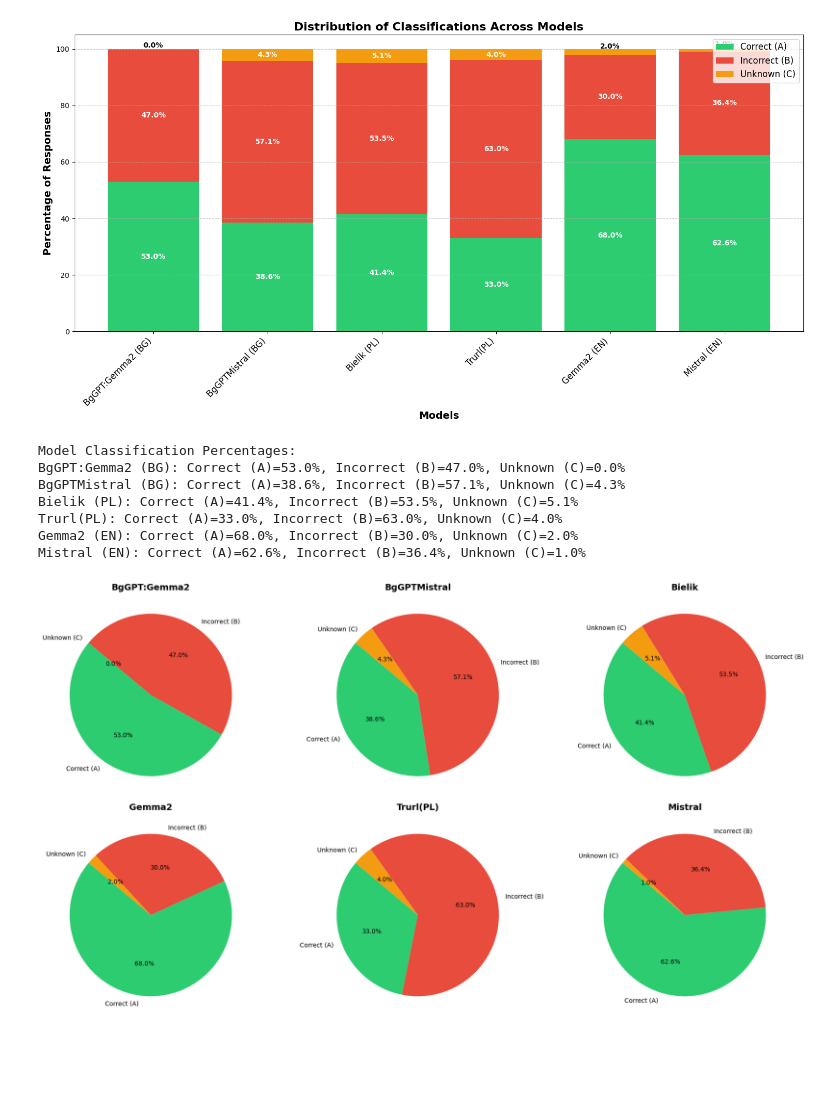
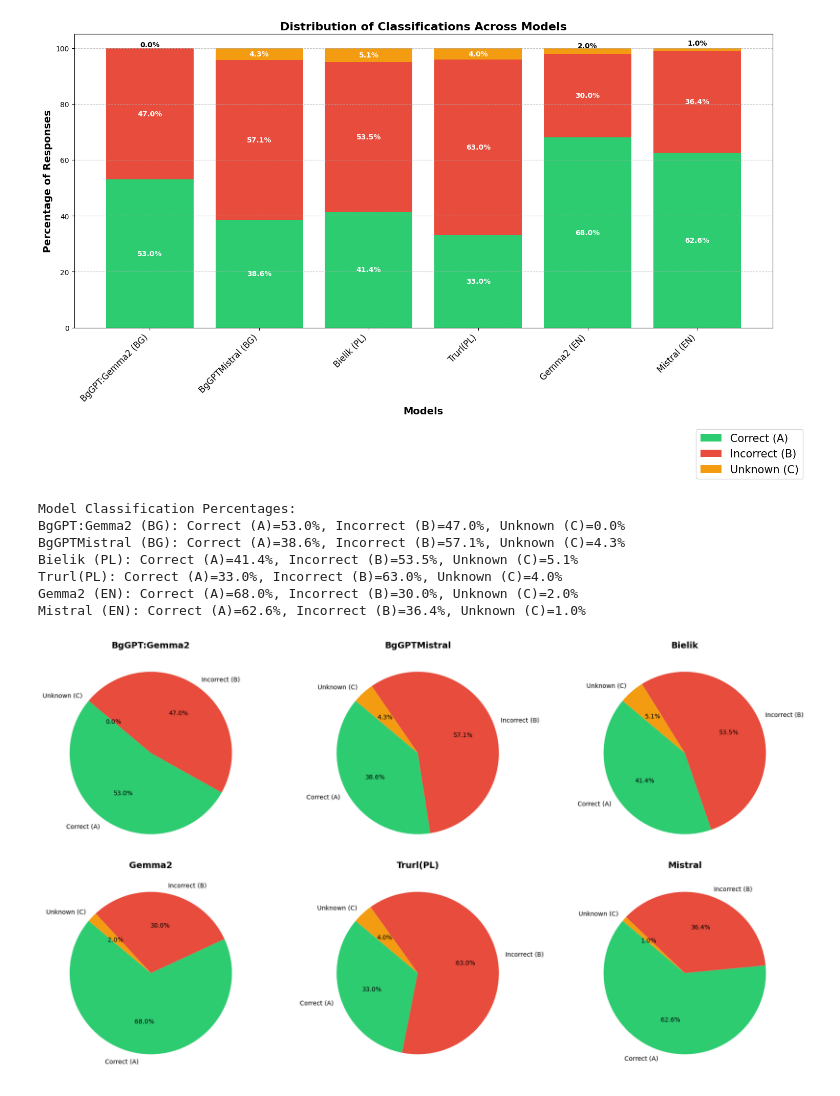
Before and after one commit to margaritaradeva/GroupPr, a Jupyter notebook: evaluation/classification_allmodels.ipynb, the cells around one changed output. Cells and saved outputs as stored; diff of their text form; code cells hidden in the pictures; blank space fills up the shorter version.

Commit message:
figure legend fixed

```diff
--- a/evaluation/classification_allmodels.ipynb
+++ b/evaluation/classification_allmodels.ipynb
@@ -21,10 +21,10 @@ for file_path in models.values():
     classification_data['C'].append(df['Classification'].value_counts().get('C', 0) / total * 100)
 
 model_names = list(models.keys())
-x = np.arange(len(model_names))  # Remove the -1
+x = np.arange(len(model_names))
 width = 0.8
 
-plt.figure(figsize=(15, 8))
+plt.figure(figsize=(16, 8))
 
 plt.bar(x, classification_data['A'], width, label='Correct (A)', color='#2ecc71')
 plt.bar(x, classification_data['B'], width, label='Incorrect (B)', color='#e74c3c', bottom=classification_data['A'])
@@ -36,36 +36,37 @@ plt.xlabel('Models', fontsize=14, fontweight='bold')
 plt.ylabel('Percentage of Responses', fontsize=14, fontweight='bold')
 plt.title('Distribution of Classifications Across Models', fontsize=16, fontweight='bold')
 plt.xticks(x, model_names, rotation=45, ha='right', fontsize=12)
-plt.legend(fontsize=12, loc='upper right', bbox_to_anchor=(1, 1))
 
 for i in range(len(model_names)):
     a, b, c = classification_data['A'][i], classification_data['B'][i], classification_data['C'][i]
 
     plt.text(i, a/2, f'{a:.1f}%', ha='center', va='center', fontsize=10, color='white', fontweight='bold')
 
     plt.text(i, a + b/2, f'{b:.1f}%', ha='center', va='center', fontsize=10, color='white', fontweight='bold')
 
     if c > 0:
         text_color = 'black' if c < 3 else 'white'
         va_pos = 'bottom' if c < 3 else 'center'
         plt.text(i, a + b + max(c, 3)/2, f'{c:.1f}%', ha='center', va=va_pos,
                  fontsize=10, color=text_color, fontweight='bold')
     else:
         plt.text(i, a + b, '0.0%', ha='center', va='bottom', fontsize=10, color='black', fontweight='bold')
 
 plt.tight_layout()
+plt.subplots_adjust(right=0.9)
 plt.grid(axis='y', linestyle='--', alpha=0.7)
 plt.ylim(0, 105)
+plt.legend(fontsize=15, loc='upper left', bbox_to_anchor=(0.8, 0), bbox_transform=plt.gcf().transFigure)
 plt.show()
 
 print("Model Classification Percentages:")
 for model_name, a, b, c in zip(model_names,
                                classification_data['A'],
                                classification_data['B'],
                                classification_data['C']):
     print(f"{model_name}: Correct (A)={a:.1f}%, Incorrect (B)={b:.1f}%, Unknown (C)={c:.1f}%")
 # %% [output]
-[figure, old version]
+[figure, new version]
 Model Classification Percentages:
 BgGPT:Gemma2 (BG): Correct (A)=53.0%, Incorrect (B)=47.0%, Unknown (C)=0.0%
 BgGPTMistral (BG): Correct (A)=38.6%, Incorrect (B)=57.1%, Unknown (C)=4.3%
```
Also changed, not shown: 1 other file.
